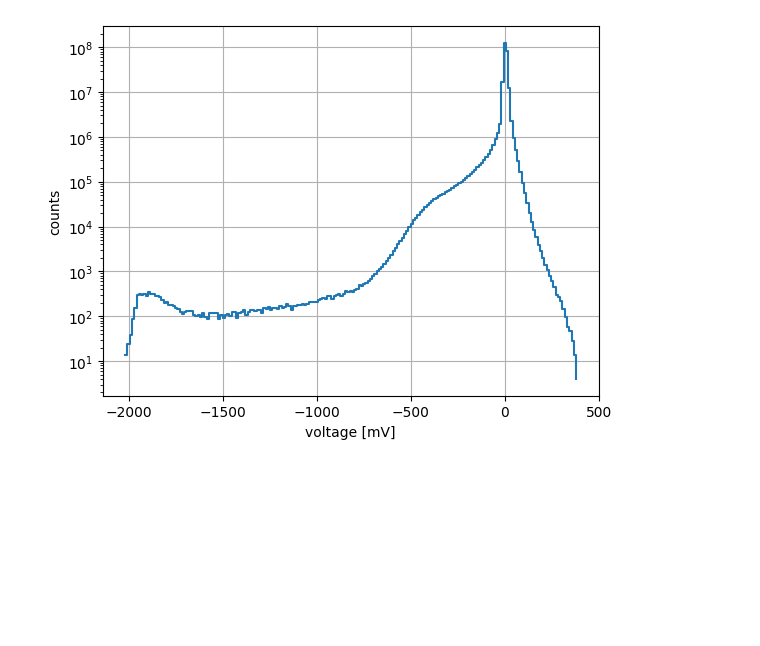
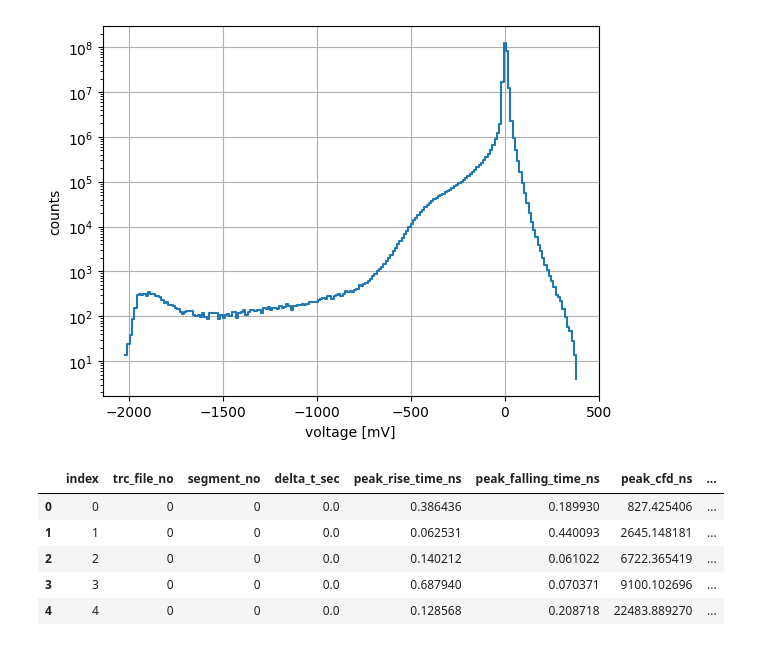
Before and after one commit to grzanka/hpda-2025, a Jupyter notebook: 07_main_dask_loading.ipynb, the cells around one changed output. Drawn from its saved outputs; the diff is of its cells as text; code cells hidden in the pictures; blank space fills up the shorter version.

```diff
--- a/07_main_dask_loading.ipynb
+++ b/07_main_dask_loading.ipynb
@@ -203,0 +194,9 @@ plt.grid()
+# %%
+ddf.head()
+# %% [output]
+|  | index | trc_file_no | segment_no | delta_t_sec | peak_rise_time_ns | peak_falling_time_ns | peak_cfd_ns | ... |
+| 0 | 0 | 0 | 0 | 0.0 | 0.386436 | 0.189930 | 827.425406 | ... |
+| 1 | 1 | 0 | 0 | 0.0 | 0.062531 | 0.440093 | 2645.148181 | ... |
+| 2 | 2 | 0 | 0 | 0.0 | 0.140212 | 0.061022 | 6722.365419 | ... |
+| 3 | 3 | 0 | 0 | 0.0 | 0.687940 | 0.070371 | 9100.102696 | ... |
+| 4 | 4 | 0 | 0 | 0.0 | 0.128568 | 0.208718 | 22483.889270 | ... |
```
Also changed, not shown: parts of 11 cells of this notebook, 1 other file.
